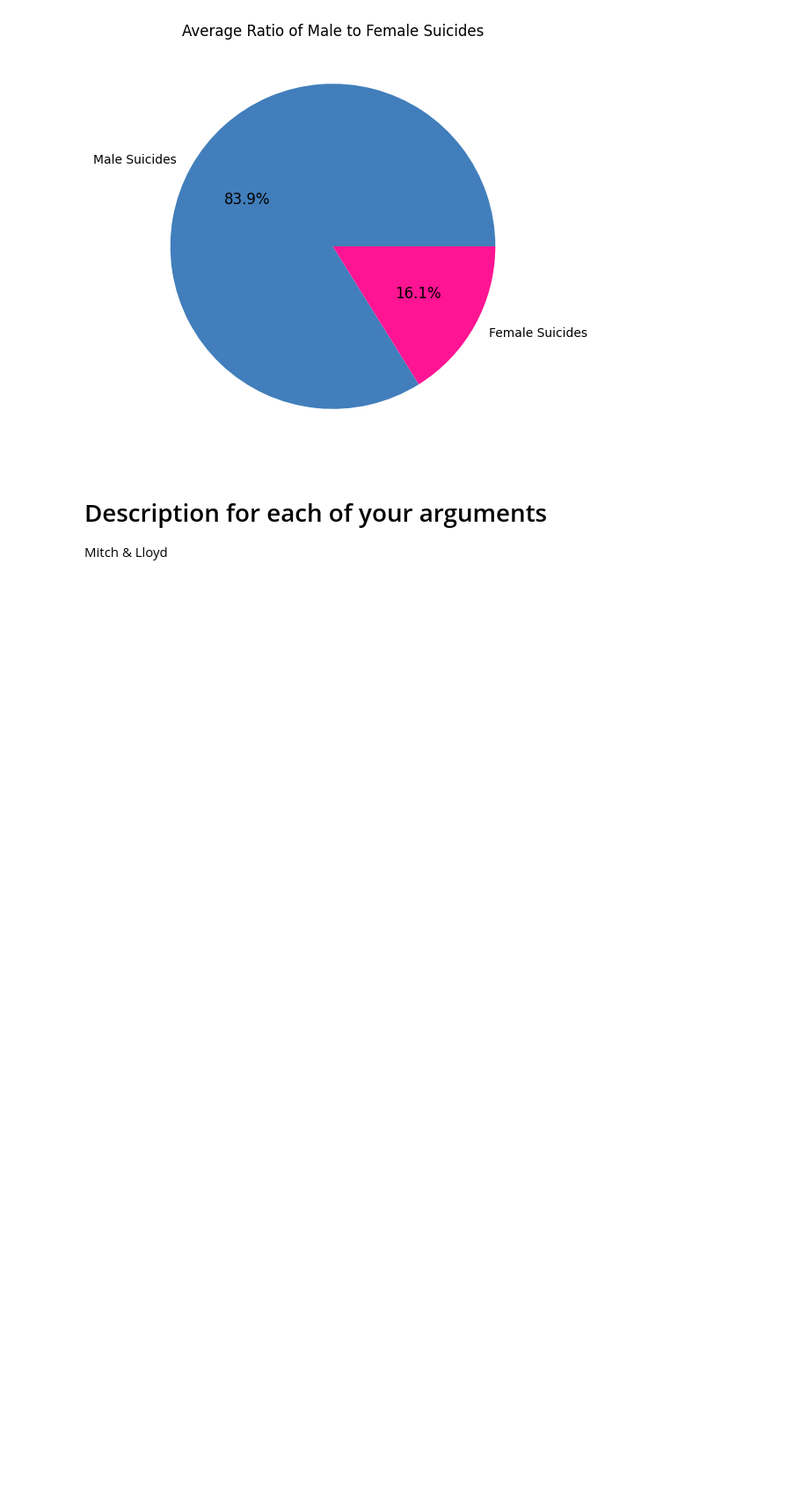
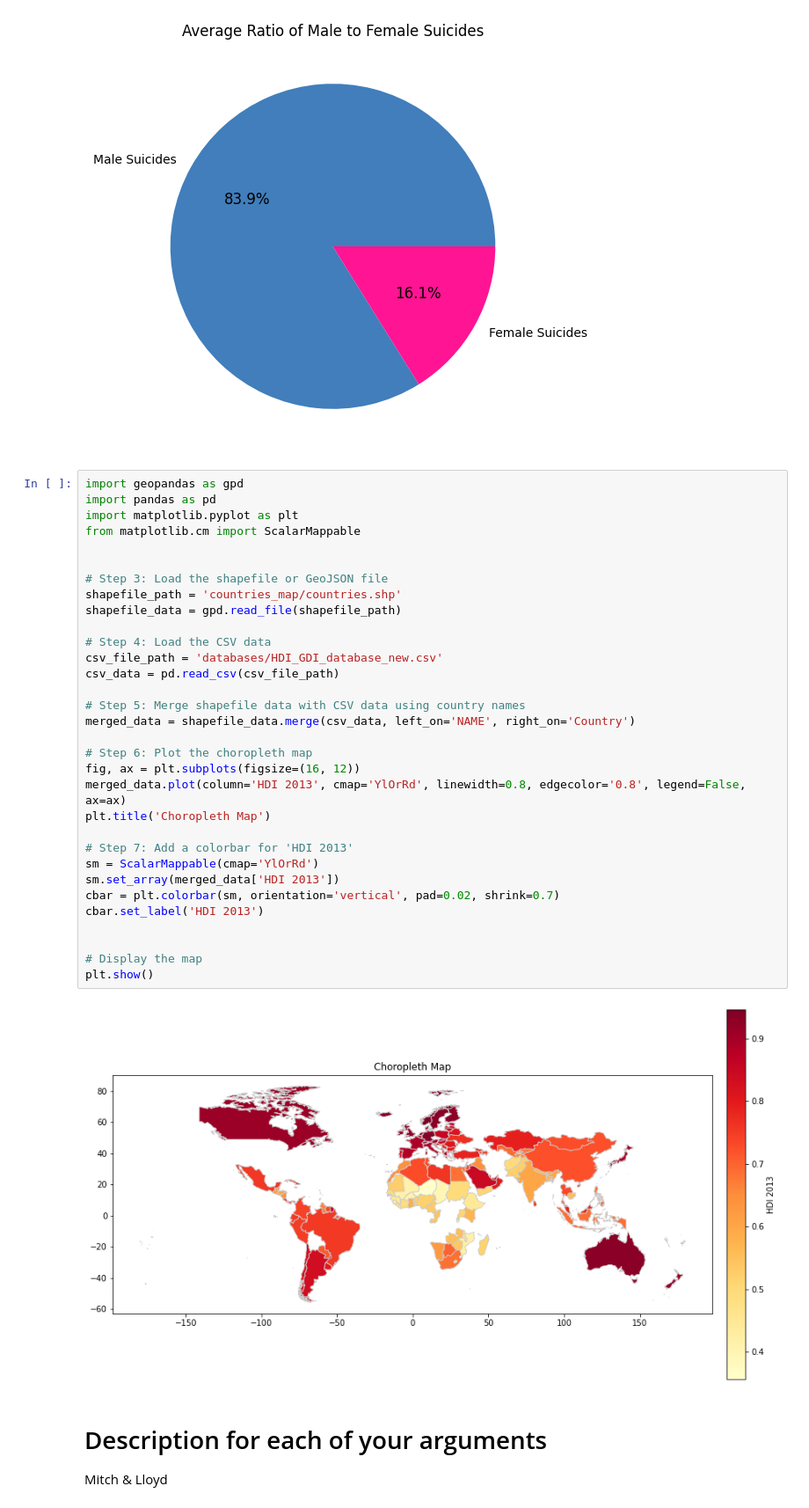
Before and after one commit to Lloydster25/Informatievisualisatie, a Jupyter notebook: Draft.ipynb, the cells around one changed output. Shown at 88% size. Cells and saved outputs as stored; diff of their text form; blank space fills up the shorter version.

Commit message:
wereldmap shapefile

```diff
--- a/Draft.ipynb
+++ b/Draft.ipynb
@@ -228,6 +229,40 @@ plt.title('Average Ratio of Male to Female Suicides')
 plt.show()
 # %% [output]
 [figure]
+# %%
+import geopandas as gpd
+import pandas as pd
+import matplotlib.pyplot as plt
+from matplotlib.cm import ScalarMappable
+
+
+# Step 3: Load the shapefile or GeoJSON file
+shapefile_path = 'countries_map/countries.shp'
+shapefile_data = gpd.read_file(shapefile_path)
+
+# Step 4: Load the CSV data
+csv_file_path = 'databases/HDI_GDI_database_new.csv'
+csv_data = pd.read_csv(csv_file_path)
+
+# Step 5: Merge shapefile data with CSV data using country names
+merged_data = shapefile_data.merge(csv_data, left_on='NAME', right_on='Country')
+
+# Step 6: Plot the choropleth map
+fig, ax = plt.subplots(figsize=(16, 12))
+merged_data.plot(column='HDI 2013', cmap='YlOrRd', linewidth=0.8, edgecolor='0.8', legend=False, ax=ax)
+plt.title('Choropleth Map')
+
+# Step 7: Add a colorbar for 'HDI 2013'
+sm = ScalarMappable(cmap='YlOrRd')
+sm.set_array(merged_data['HDI 2013'])
+cbar = plt.colorbar(sm, orientation='vertical', pad=0.02, shrink=0.7)
+cbar.set_label('HDI 2013')
+
+
+# Display the map
+plt.show()
+# %% [output]
+[figure, added]
 # %% [markdown]
 # Description for each of your arguments
 Mitch & Lloyd
```
Also changed, not shown: parts of 1 cell of this notebook, 7 other files.
